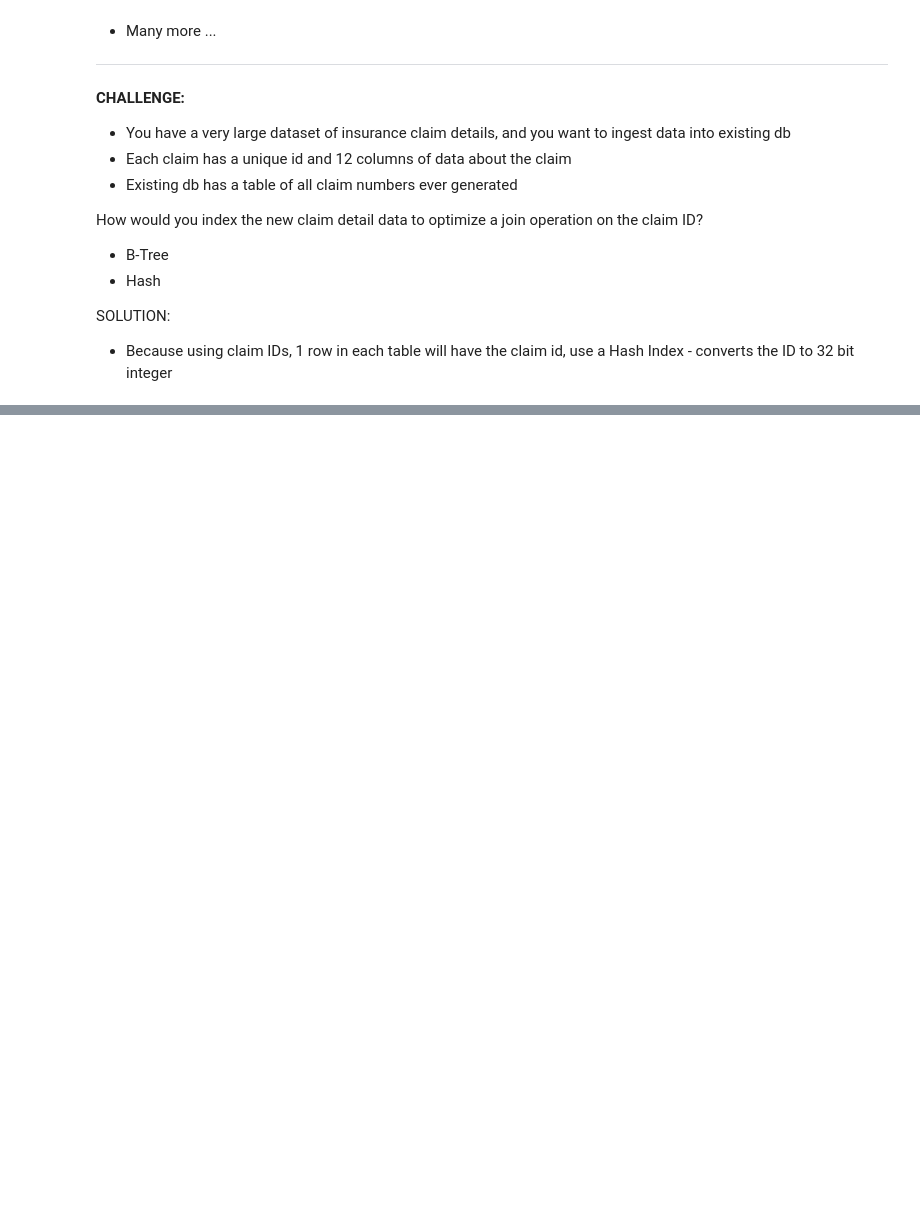
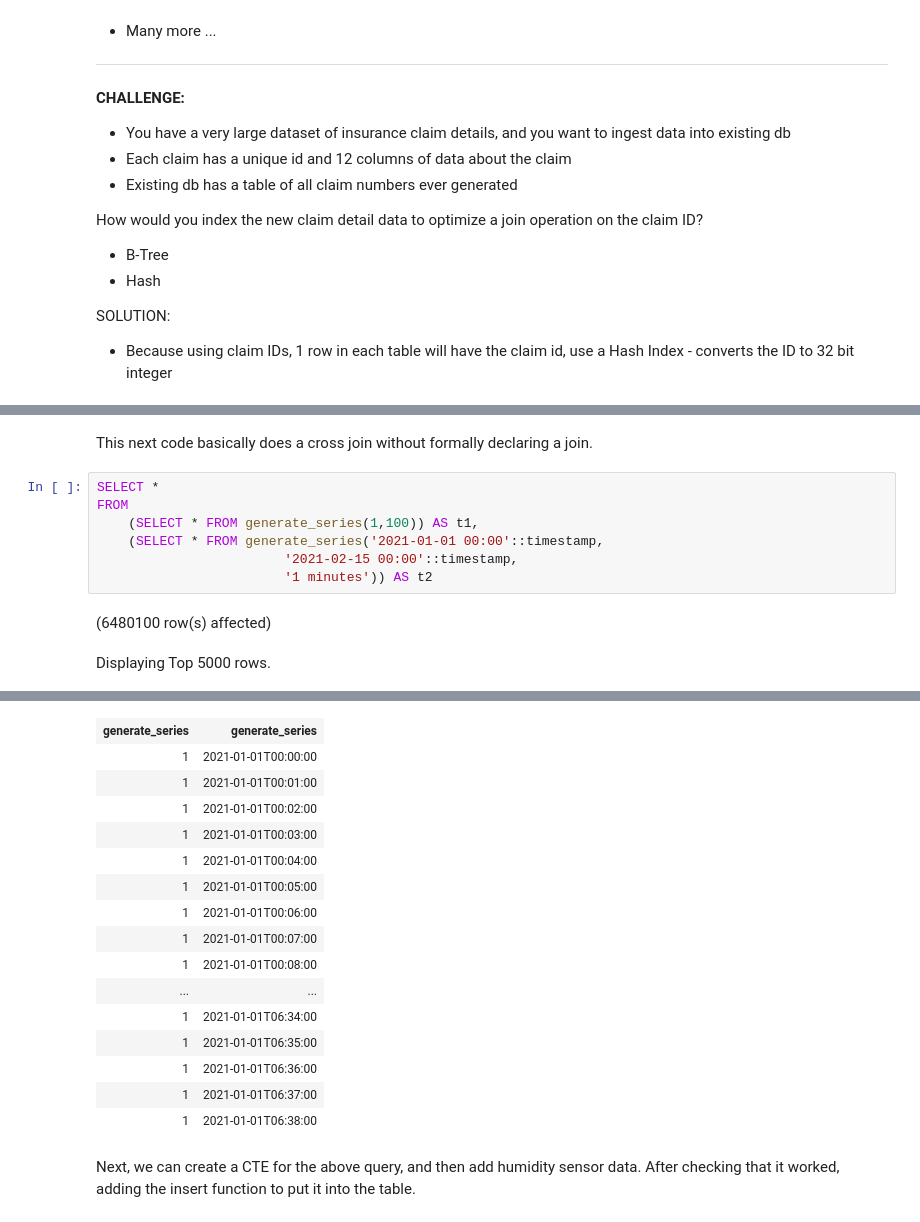
Before and after one commit to FreshOats/AdventureWorks, a Jupyter notebook: Advanced_SQL_for_DS_Notes.ipynb, the cells around one changed output, grey strips where cells are left out. Saved outputs shown, nothing was run; the diff lists cells and outputs as text; blank space fills up the shorter version.

```diff
--- a/Advanced_SQL_for_DS_Notes.ipynb
+++ b/Advanced_SQL_for_DS_Notes.ipynb
@@ -396,0 +489,12 @@ Operators:
+# %% [markdown]
+This next code basically does a cross join without formally declaring a join.
+# %%
+SELECT *
+FROM
+    (SELECT * FROM generate_series(1,100)) AS t1,
+    (SELECT * FROM generate_series('2021-01-01 00:00'::timestamp,
+                        '2021-02-15 00:00'::timestamp,
+                        '1 minutes')) AS t2
+# %% [output]
+(6480100 row(s) affected)
+Displaying Top 5000 rows.
@@ -396,0 +502,18 @@ Operators:
+| generate_series | generate_series |
+| 1 | 2021-01-01T00:00:00 |
+| 1 | 2021-01-01T00:01:00 |
+| 1 | 2021-01-01T00:02:00 |
+| 1 | 2021-01-01T00:03:00 |
+| 1 | 2021-01-01T00:04:00 |
+| 1 | 2021-01-01T00:05:00 |
+| 1 | 2021-01-01T00:06:00 |
+| 1 | 2021-01-01T00:07:00 |
+| 1 | 2021-01-01T00:08:00 |
+| ... | ... |
+| 1 | 2021-01-01T06:34:00 |
+| 1 | 2021-01-01T06:35:00 |
+| 1 | 2021-01-01T06:36:00 |
+| 1 | 2021-01-01T06:37:00 |
+| 1 | 2021-01-01T06:38:00 |
+# %% [markdown]
+Next, we can create a CTE for the above query, and then add humidity sensor data. After checking that it worked, adding the insert function to put it into the table.
```
Also changed, not shown: parts of 53 cells of this notebook.
